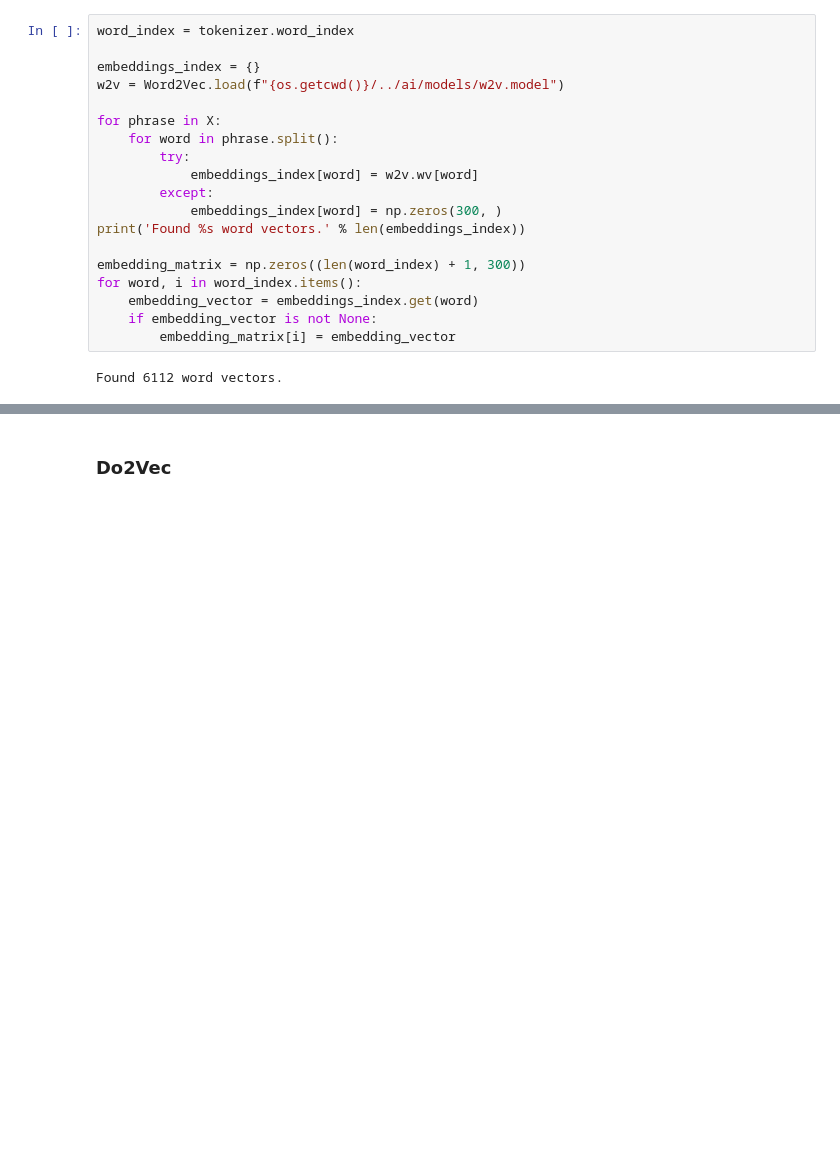
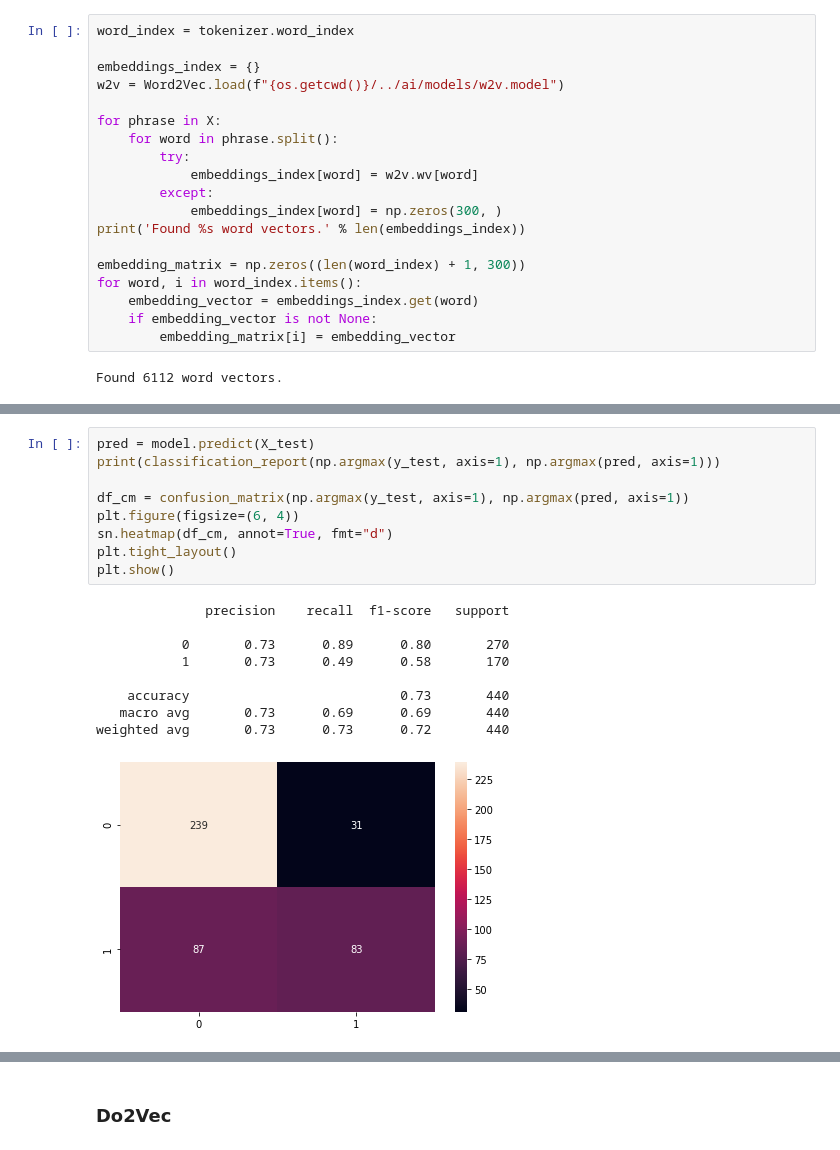
Before and after one commit to rdenadai/Covid19-Twitter-Tracker, a Jupyter notebook: code/src/notebook/AvaliacaoKerasClassificacaoMensagens.ipynb, the cells around one changed output, grey strips where cells are left out. Cells and saved outputs as stored; diff of their text form; blank space fills up the shorter version.

```diff
--- a/code/src/notebook/AvaliacaoKerasClassificacaoMensagens.ipynb
+++ b/code/src/notebook/AvaliacaoKerasClassificacaoMensagens.ipynb
@@ -208 +227,20 @@ Test accuracy: 72
+# %%
+pred = model.predict(X_test)
+print(classification_report(np.argmax(y_test, axis=1), np.argmax(pred, axis=1)))
+
+df_cm = confusion_matrix(np.argmax(y_test, axis=1), np.argmax(pred, axis=1))
+plt.figure(figsize=(6, 4))
+sn.heatmap(df_cm, annot=True, fmt="d")
+plt.tight_layout()
+plt.show()
+# %% [output]
+              precision    recall  f1-score   support
+
+           0       0.73      0.89      0.80       270
+           1       0.73      0.49      0.58       170
+
+    accuracy                           0.73       440
+   macro avg       0.73      0.69      0.69       440
+weighted avg       0.73      0.73      0.72       440
+[figure, added]
 # %%
```
Also changed, not shown: parts of 15 cells of this notebook, 7 other files.
